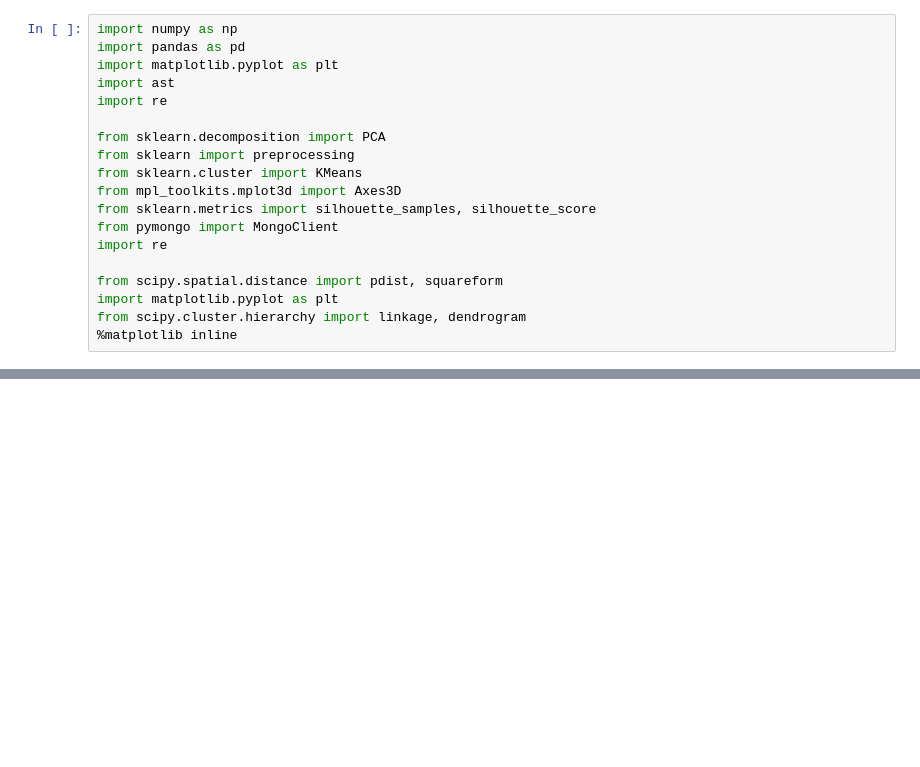
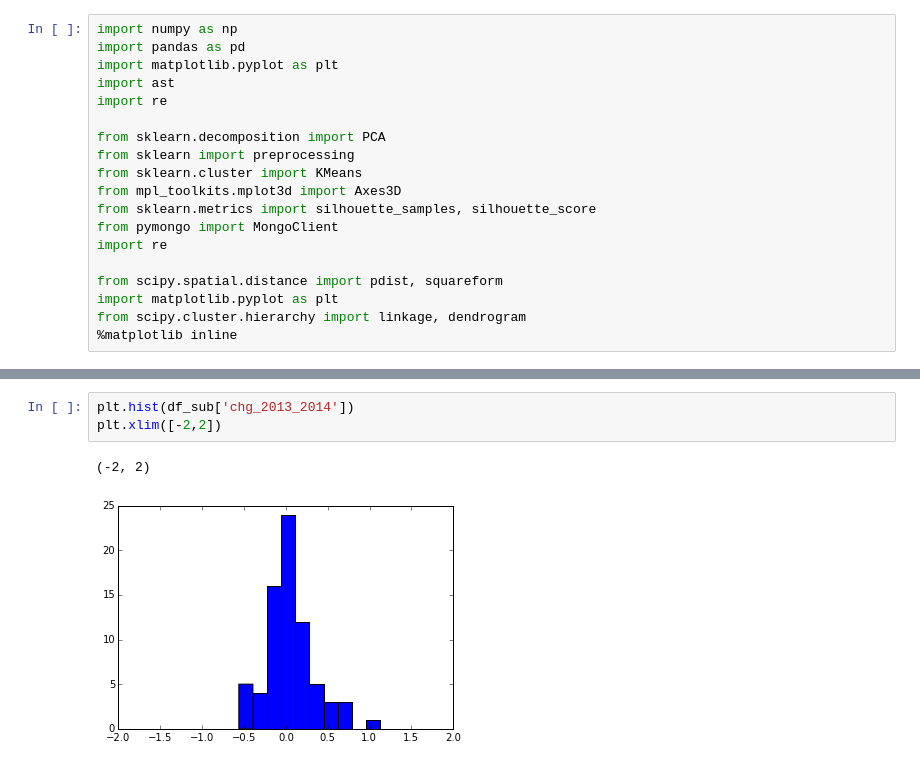
Before and after one commit to easadler/hood_project, a Jupyter notebook: Untitled2.ipynb, the cells around one changed output, grey strips where cells are left out. Drawn from its saved outputs; the diff is of its cells as text; blank space fills up the shorter version.

```diff
--- a/Untitled2.ipynb
+++ b/Untitled2.ipynb
@@ -173,0 +112,6 @@ array([ 1.99589178, -0.49520479, -1.09049392])
+# %%
+plt.hist(df_sub['chg_2013_2014'])
+plt.xlim([-2,2])
+# %% [output]
+(-2, 2)
+[figure, added]
```
Also changed, not shown: parts of 29 cells of this notebook, 6 other files.
